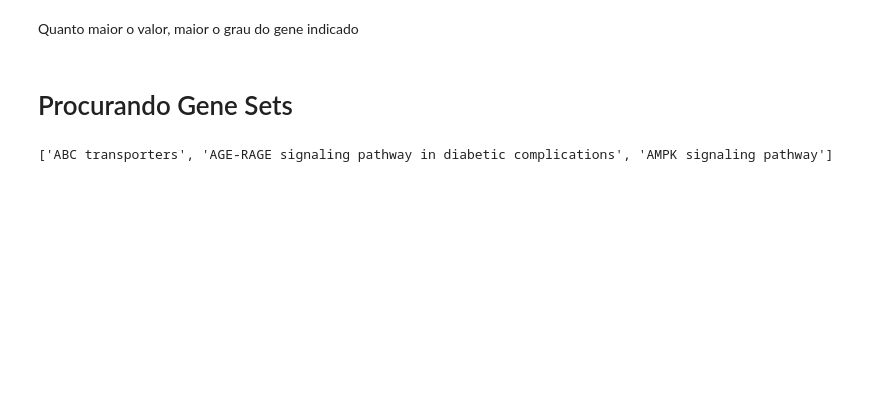
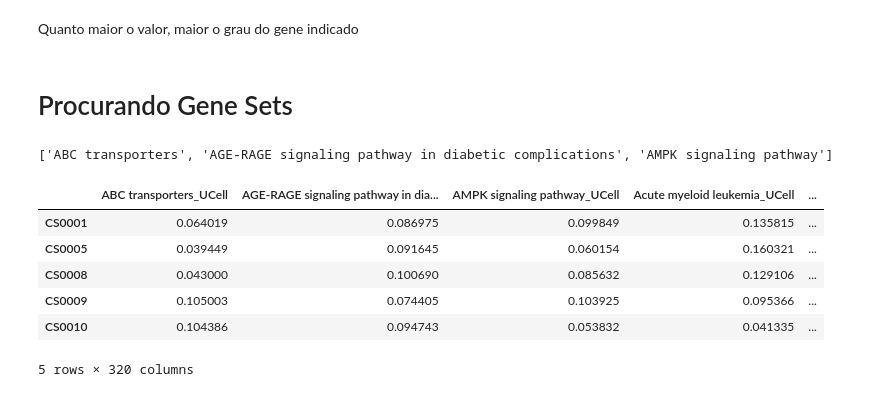
Before and after one commit to MCBLab/sd_nets, a Jupyter notebook: UCell/SSN.ipynb, the cells around one changed output. Cells and saved outputs as stored; diff of their text form; code cells hidden in the pictures; blank space fills up the shorter version.

Commit message:
pathways vs samples com valores do UCell

```diff
--- a/UCell/SSN.ipynb
+++ b/UCell/SSN.ipynb
@@ -136,3 +151,22 @@ gene_sets = gp.get_library(name='KEGG_2021_Human', organism='Human')
 print(list(gene_sets.keys())[:3])
 # %% [output]
 ['ABC transporters', 'AGE-RAGE signaling pathway in diabetic complications', 'AMPK signaling pathway']
+# %%
+adata = ad.AnnData(
+    X=gene_degree.T.values.copy().astype(np.float32),
+    obs=pd.DataFrame(index=gene_degree.columns),
+    var=pd.DataFrame(index=gene_degree.index)
+)
+
+uc.compute_ucell_scores(adata, signatures=gene_sets)
+
+scores = adata.obs
+scores.head()
+# %% [output]
+|  | ABC transporters_UCell | AGE-RAGE signaling pathway in dia... | AMPK signaling pathway_UCell | Acute myeloid leukemia_UCell | ... |
+| CS0001 | 0.064019 | 0.086975 | 0.099849 | 0.135815 | ... |
+| CS0005 | 0.039449 | 0.091645 | 0.060154 | 0.160321 | ... |
+| CS0008 | 0.043000 | 0.100690 | 0.085632 | 0.129106 | ... |
+| CS0009 | 0.105003 | 0.074405 | 0.103925 | 0.095366 | ... |
+| CS0010 | 0.104386 | 0.094743 | 0.053832 | 0.041335 | ... |
+5 rows × 320 columns
```
Also changed, not shown: parts of 7 cells of this notebook, 1 other file.
